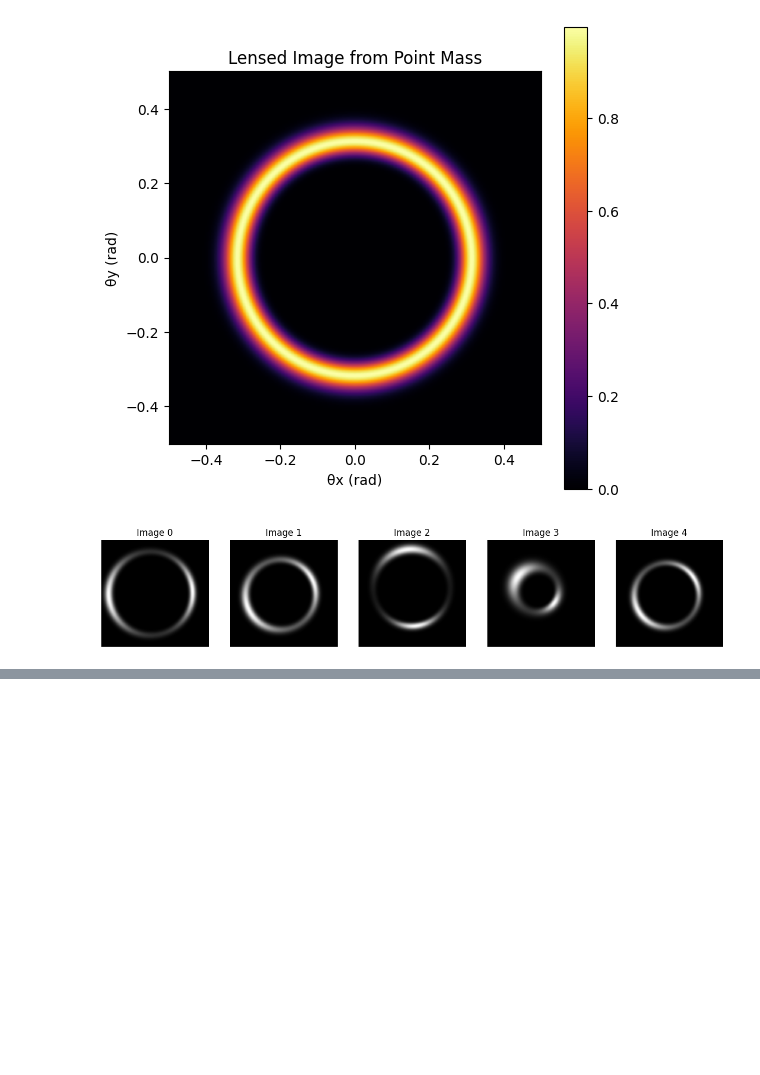
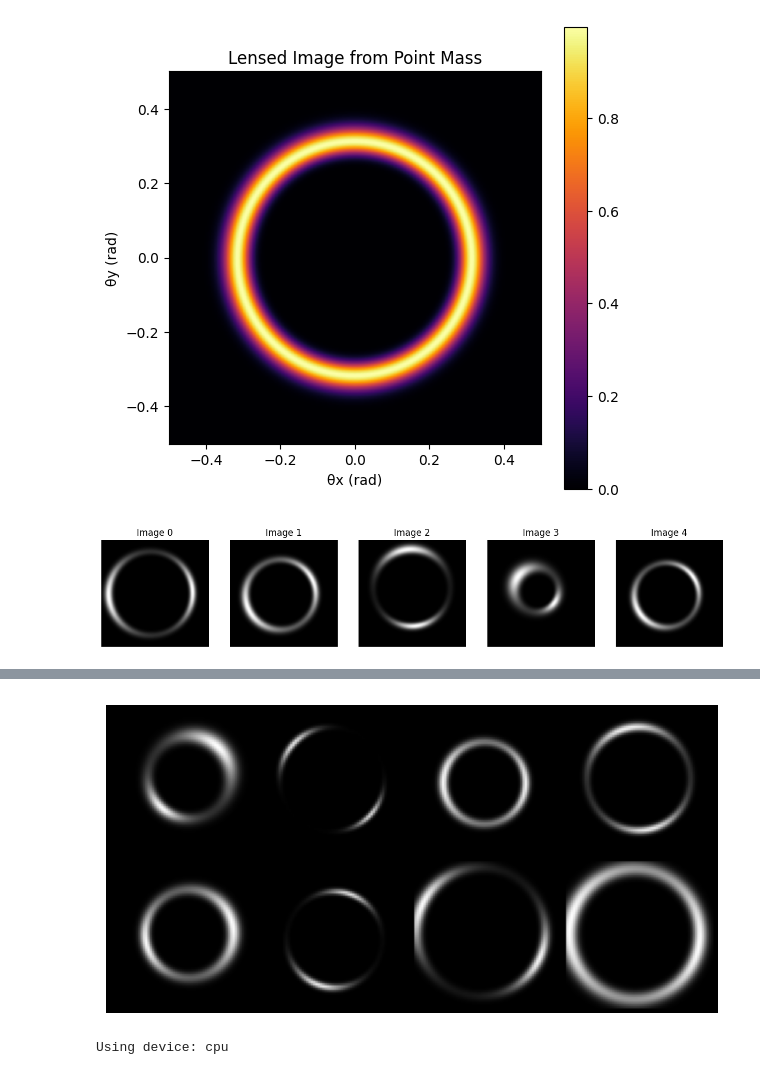
Before and after one commit to fariyanalam/Projects, a Jupyter notebook: Simulating_Gravitational_Lensing.ipynb, the cells around one changed output, grey strips where cells are left out. Cells and saved outputs as stored; diff of their text form; code cells hidden in the pictures; blank space fills up the shorter version.

```diff
--- a/Simulating_Gravitational_Lensing.ipynb
+++ b/Simulating_Gravitational_Lensing.ipynb
@@ -116,3 +116,45 @@ for i, path in enumerate(image_paths):
 plt.show()
 # %% [output]
 [figure]
+# %%
+!pip install torch torchvision
+
+import torch
+from torch.utils.data import Dataset, DataLoader
+from torchvision import transforms
+from PIL import Image
+import os
+import torchvision # Import torchvision
+
+class LensedImageDataset(Dataset):
+    def __init__(self, image_dir, transform = None):
+        self.image_dir = image_dir
+        self.image_files = sorted([f for f in os.listdir(image_dir) if f.endswith('.png')])
+        self.transform = transform
+
+    def __len__(self):
+        return len(self.image_files)
+
+    def __getitem__(self, idx):
+        img_path = os.path.join(self.image_dir, self.image_files[idx])
+        image = Image.open(img_path).convert('L')
+        if self.transform:
+            image = self.transform(image)
+        return image
+
+transform = transforms.Compose([
+    transforms.Resize((64, 64)),
+    transforms.ToTensor(),
+    transforms.Normalize([0.5,], [0.5,])
+])
+
+dataset = LensedImageDataset('simulated_lenses', transform = transform)
+dataloader = DataLoader(dataset, batch_size = 64, shuffle = True, num_workers = 2)
+
+images = next(iter(dataloader))
+grid = torchvision.utils.make_grid(images[:8], nrow = 4, normalize = True)
+plt.figure(figsize = (8, 4))
+plt.imshow(grid.permute(1, 2, 0).squeeze(), cmap = 'gray')
+plt.axis('off')
+plt.show()
+# %% [output]
@@ -118,0 +178 @@ plt.show()
+[figure, added]
@@ -118,0 +218,19 @@ plt.show()
+# %%
+adversarial_loss = nn.BCEWithLogitsLoss()
+
+latent_dim = 100
+img_shape = (64, 64)
+
+generator = Generator(latent_dim, img_shape)
+discriminator = Discriminator(img_shape)
+
+optimizer_G = torch.optim.Adam(generator.parameters(), lr = 0.0002, betas = (0.5, 0.999))
+optimizer_D = torch.optim.Adam(discriminator.parameters(), lr = 0.0002, betas = (0.5, 0.999))
+
+device = torch.device("cuda" if torch.cuda.is_available() else "cpu")
+generator.to(device)
+discriminator.to(device)
+
+print(f"Using device: {device}")
+# %% [output]
+Using device: cpu
```
Also changed, not shown: parts of 5 cells of this notebook.
